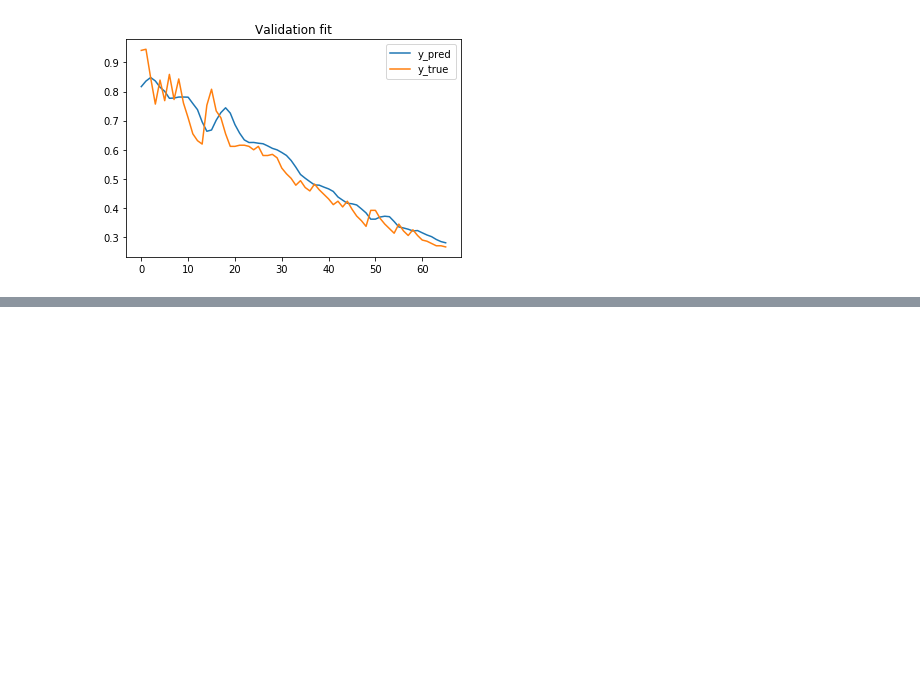
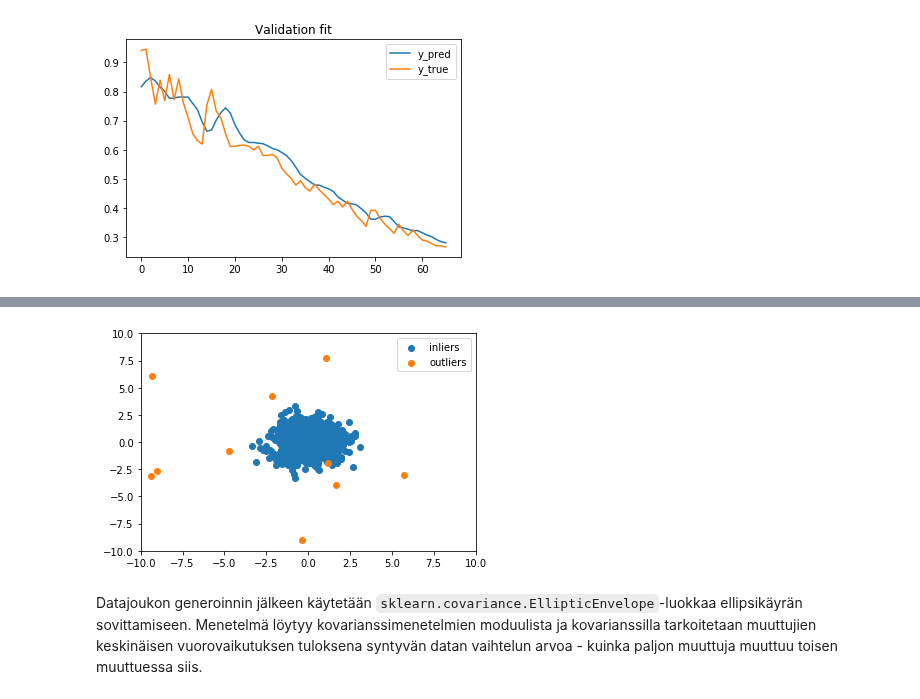
Before and after one commit to karmus89/machine-learning-and-security, a Jupyter notebook: notebooks/03. Anomaly Detection.ipynb, the cells around one changed output, grey strips where cells are left out. Drawn from its saved outputs; the diff is of its cells as text; code cells hidden in the pictures; blank space fills up the shorter version.

```diff
--- a/notebooks/03. Anomaly Detection.ipynb
+++ b/notebooks/03. Anomaly Detection.ipynb
@@ -361,0 +409,15 @@ Mikäli ennustemallin koulutukseen käytettävässä datassa on itsessään poik
+# %%
+import numpy as np
+n_inliers = 990
+n_outliers = 10
+data_inliers = np.random.randn(n_inliers,2) # x- ja y-akselit
+data_outliers = np.random.uniform(low=-10,high=10,size=(n_outliers,2)) #x- ja y-akselit
+# %%
+import matplotlib.pyplot as plt
+plt.scatter(data_inliers[:,0],data_inliers[:,1],label='inliers')
+plt.scatter(data_outliers[:,0],data_outliers[:,1],label='outliers')
+plt.xlim(-10,10);plt.ylim(-10,10);plt.legend();plt.show()
+# %% [output]
+[figure, added]
+# %% [markdown]
+Datajoukon generoinnin jälkeen käytetään `sklearn.covariance.EllipticEnvelope`-luokkaa ellipsikäyrän sovittamiseen. Menetelmä löytyy kovarianssimenetelmien moduulista ja kovarianssilla tarkoitetaan muuttujien keskinäisen vuorovaikutuksen tuloksena syntyvän datan vaihtelun arvoa - kuinka paljon muuttuja muuttuu toisen muuttuessa siis.
```
Also changed, not shown: parts of 38 cells of this notebook, 1 other file.
